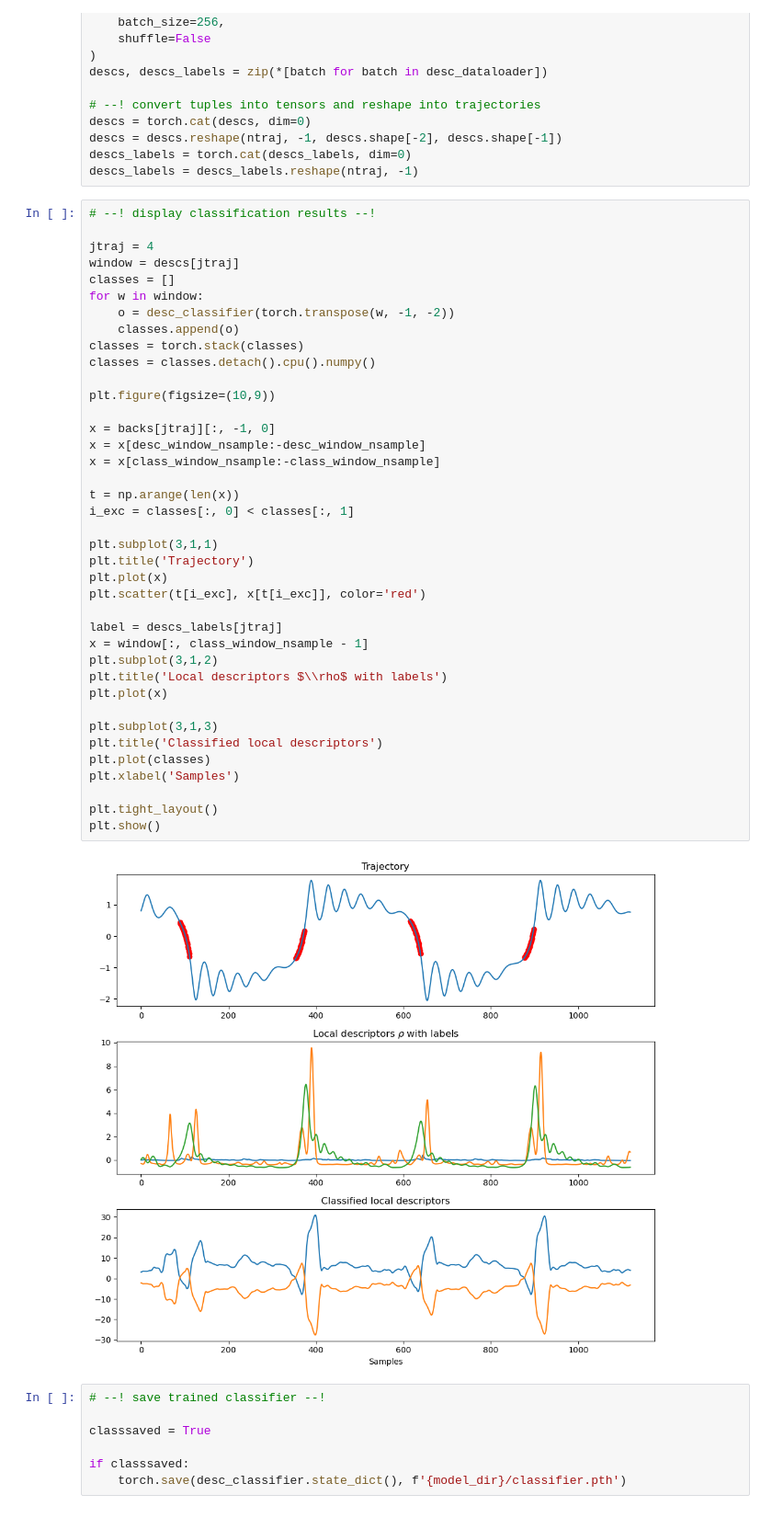
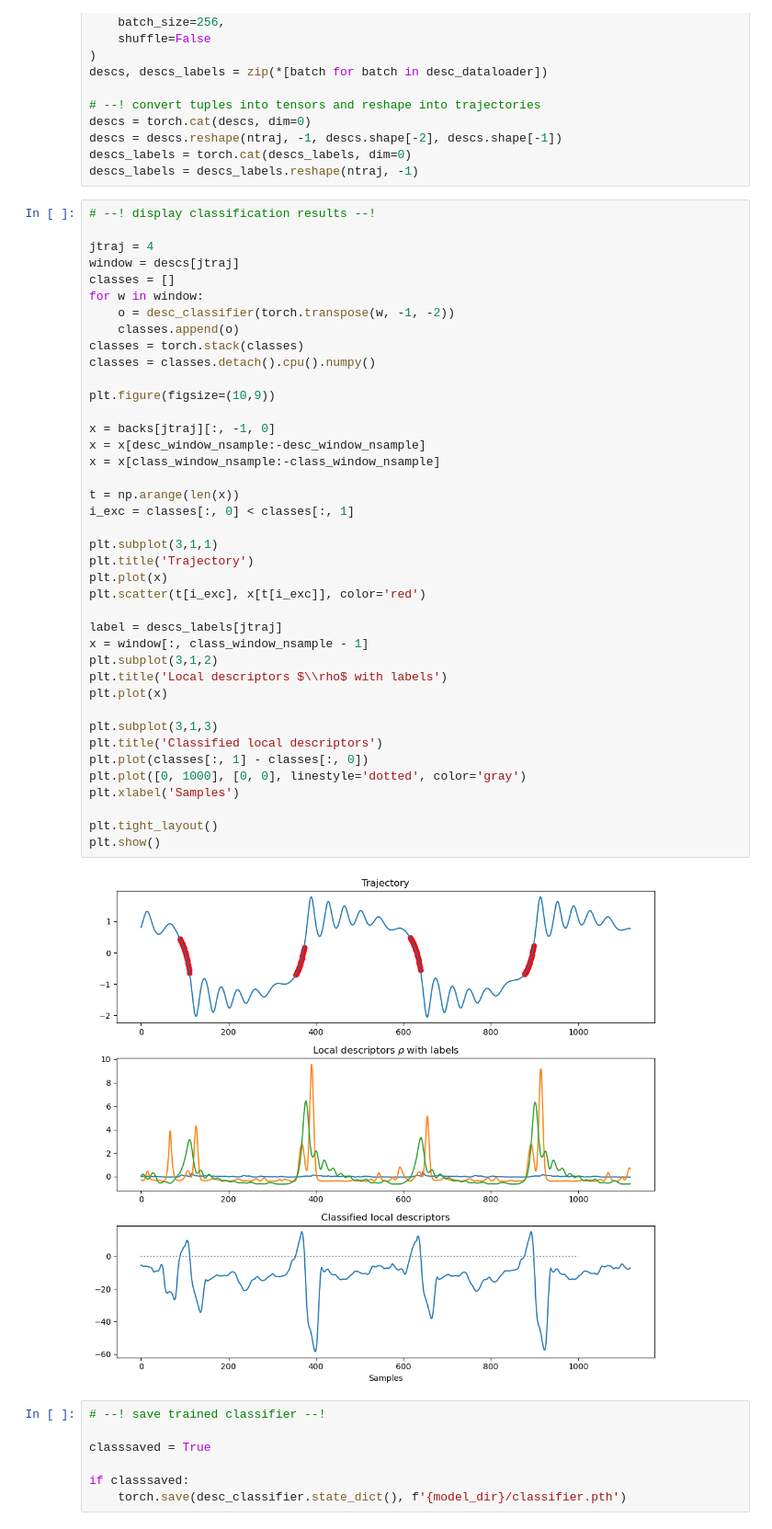
Before and after one commit to maalberg/kind, a Jupyter notebook: examples/regimes/duffing/02_regime_discover.ipynb, the cells around one changed output. Shown at 92% size. Saved outputs shown, nothing was run; the diff lists cells and outputs as text.

```diff
--- a/examples/regimes/duffing/02_regime_discover.ipynb
+++ b/examples/regimes/duffing/02_regime_discover.ipynb
@@ -504,35 +494,36 @@ for w in window:
 classes = torch.stack(classes)
 classes = classes.detach().cpu().numpy()
 
 plt.figure(figsize=(10,9))
 
 x = backs[jtraj][:, -1, 0]
 x = x[desc_window_nsample:-desc_window_nsample]
 x = x[class_window_nsample:-class_window_nsample]
 
 t = np.arange(len(x))
 i_exc = classes[:, 0] < classes[:, 1]
 
 plt.subplot(3,1,1)
 plt.title('Trajectory')
 plt.plot(x)
 plt.scatter(t[i_exc], x[t[i_exc]], color='red')
 
 label = descs_labels[jtraj]
 x = window[:, class_window_nsample - 1]
 plt.subplot(3,1,2)
 plt.title('Local descriptors $\\rho$ with labels')
 plt.plot(x)
 
 plt.subplot(3,1,3)
 plt.title('Classified local descriptors')
-plt.plot(classes)
+plt.plot(classes[:, 1] - classes[:, 0])
+plt.plot([0, 1000], [0, 0], linestyle='dotted', color='gray')
 plt.xlabel('Samples')
 
 plt.tight_layout()
 plt.show()
 # %% [output]
-[figure, old version]
+[figure, new version]
 # %%
 # --! save trained classifier --!
 
```
Also changed, not shown: parts of 4 cells of this notebook, 3 other files.
